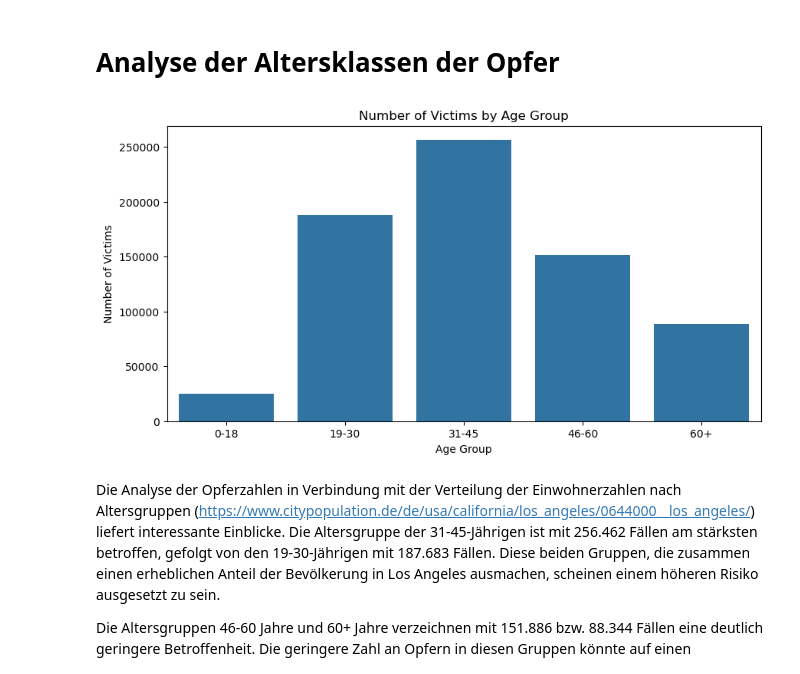
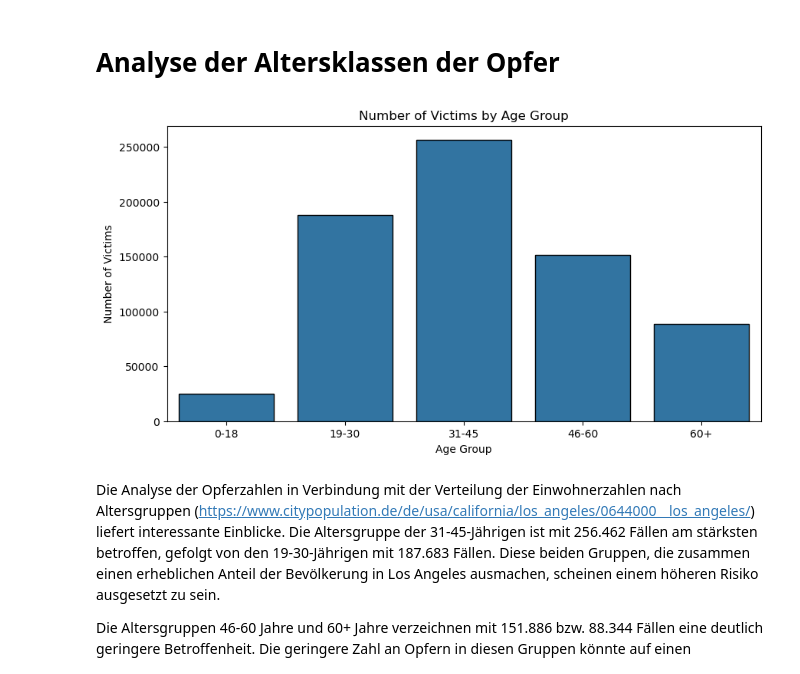
Before and after one commit to Baenji/DIP, a Jupyter notebook: crime.ipynb, the cells around one changed output. Cells and saved outputs as stored; diff of their text form; code cells hidden in the pictures.

```diff
--- a/crime.ipynb
+++ b/crime.ipynb
@@ -245,23 +246,23 @@ Dies spiegelt typische Verbrechensmuster wider: Eigentumsverbrechen (Einbruch, D
 # %%
 df_victims = df.copy()
 # Entferne alle Zeilen mit negativem Alter oder Alter 0
 df_victims = df_victims[df_victims["Vict Age"] > 0]
 # Altersklassen definieren
 bins = [0, 18, 30, 45, 60, 100] # Grenzwerte für die Altersklasse definieren
 labels = ["0-18", "19-30", "31-45", "46-60", "60+"] # Bezeichnung für die jeweiligen Altersklasse
 # pd.cut() teilt Spalte "Vict Age" in die definierten "Bins" ein und weißt die definierten Labels zu
 df_victims["Age Group"] = pd.cut(df_victims["Vict Age"], bins=bins, labels=labels, right=False) # right=False bedeutet, dass z.B. 18 zu 0-18 gehört und nicht zu 19-30
 # Anzahl der Opfer pro Altersklasse berechnen
 age_group_counts = df_victims["Age Group"].value_counts().sort_index() # zählt die Vorkommen und sortiert die Altersklassen aufsteigend
 # Ausgabe als Barchart
 plt.figure(figsize=(10, 5))
-sns.barplot(x=age_group_counts.index, y=age_group_counts.values)
+sns.barplot(x=age_group_counts.index, y=age_group_counts.values, edgecolor="black")
 plt.xlabel("Age Group")
 plt.ylabel("Number of Victims")
 plt.title("Number of Victims by Age Group")
 plt.show()
 # %% [output]
-[figure, old version]
+[figure, new version]
 # %% [markdown]
 
 Die Analyse der Opferzahlen in Verbindung mit der Verteilung der Einwohnerzahlen nach Altersgruppen (https://www.citypopulation.de/de/usa/california/los_angeles/0644000__los_angeles/) liefert interessante Einblicke. Die Altersgruppe der 31-45-Jährigen ist mit 256.462 Fällen am stärksten betroffen, gefolgt von den 19-30-Jährigen mit 187.683 Fällen. Diese beiden Gruppen, die zusammen einen erheblichen Anteil der Bevölkerung in Los Angeles ausmachen, scheinen einem höheren Risiko ausgesetzt zu sein.
```
Also changed, not shown: parts of 5 cells of this notebook.
